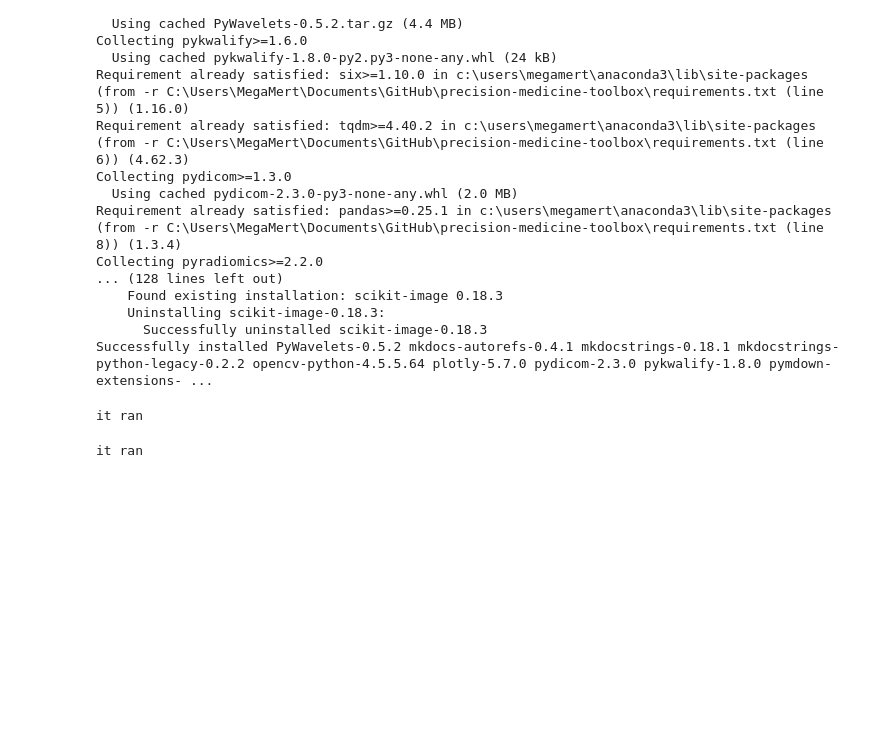
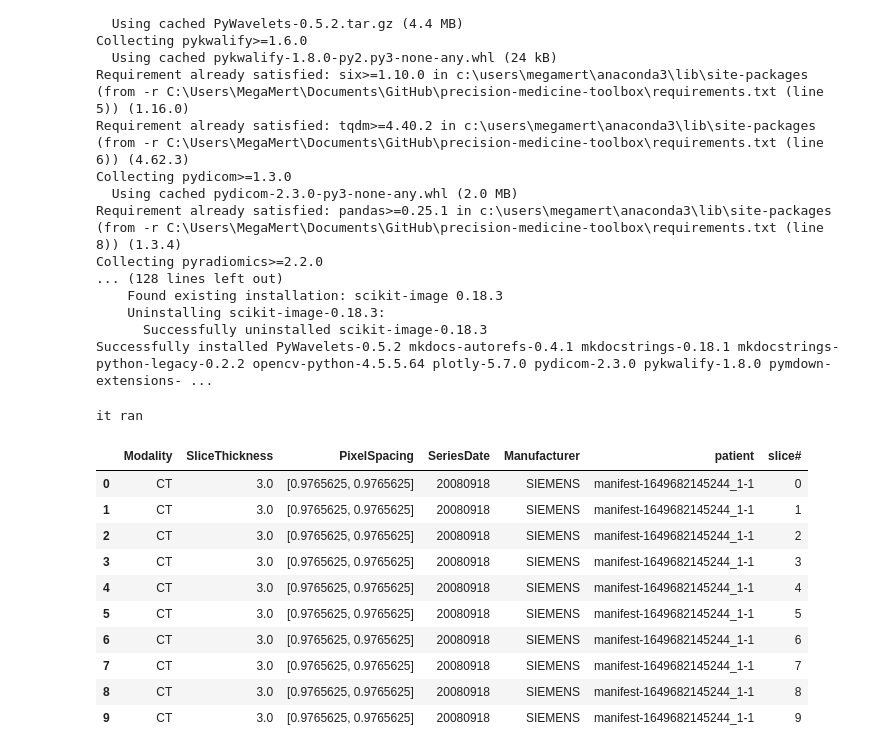
Before and after one commit to MegaMert/precision-medicine-toolbox, a Jupyter notebook: Tutorial test.ipynb, the cells around one changed output. Saved outputs shown, nothing was run; the diff lists cells and outputs as text; code cells hidden in the pictures; blank space fills up the shorter version.

```diff
--- a/Tutorial test.ipynb
+++ b/Tutorial test.ipynb
@@ -38,5 +38,17 @@ print("it ran")
 # %% [output]
 it ran
 # %%
+dataset_description = data_dcms.get_dataset_description()
+dataset_description.head(10)
 # %% [output]
-it ran
+|  | Modality | SliceThickness | PixelSpacing | SeriesDate | Manufacturer | patient | slice# |
+| 0 | CT | 3.0 | [0.9765625, 0.9765625] | 20080918 | SIEMENS | manifest-1649682145244_1-1 | 0 |
+| 1 | CT | 3.0 | [0.9765625, 0.9765625] | 20080918 | SIEMENS | manifest-1649682145244_1-1 | 1 |
+| 2 | CT | 3.0 | [0.9765625, 0.9765625] | 20080918 | SIEMENS | manifest-1649682145244_1-1 | 2 |
+| 3 | CT | 3.0 | [0.9765625, 0.9765625] | 20080918 | SIEMENS | manifest-1649682145244_1-1 | 3 |
+| 4 | CT | 3.0 | [0.9765625, 0.9765625] | 20080918 | SIEMENS | manifest-1649682145244_1-1 | 4 |
+| 5 | CT | 3.0 | [0.9765625, 0.9765625] | 20080918 | SIEMENS | manifest-1649682145244_1-1 | 5 |
+| 6 | CT | 3.0 | [0.9765625, 0.9765625] | 20080918 | SIEMENS | manifest-1649682145244_1-1 | 6 |
+| 7 | CT | 3.0 | [0.9765625, 0.9765625] | 20080918 | SIEMENS | manifest-1649682145244_1-1 | 7 |
+| 8 | CT | 3.0 | [0.9765625, 0.9765625] | 20080918 | SIEMENS | manifest-1649682145244_1-1 | 8 |
+| 9 | CT | 3.0 | [0.9765625, 0.9765625] | 20080918 | SIEMENS | manifest-1649682145244_1-1 | 9 |
```
Also changed, not shown: parts of 3 cells of this notebook.
